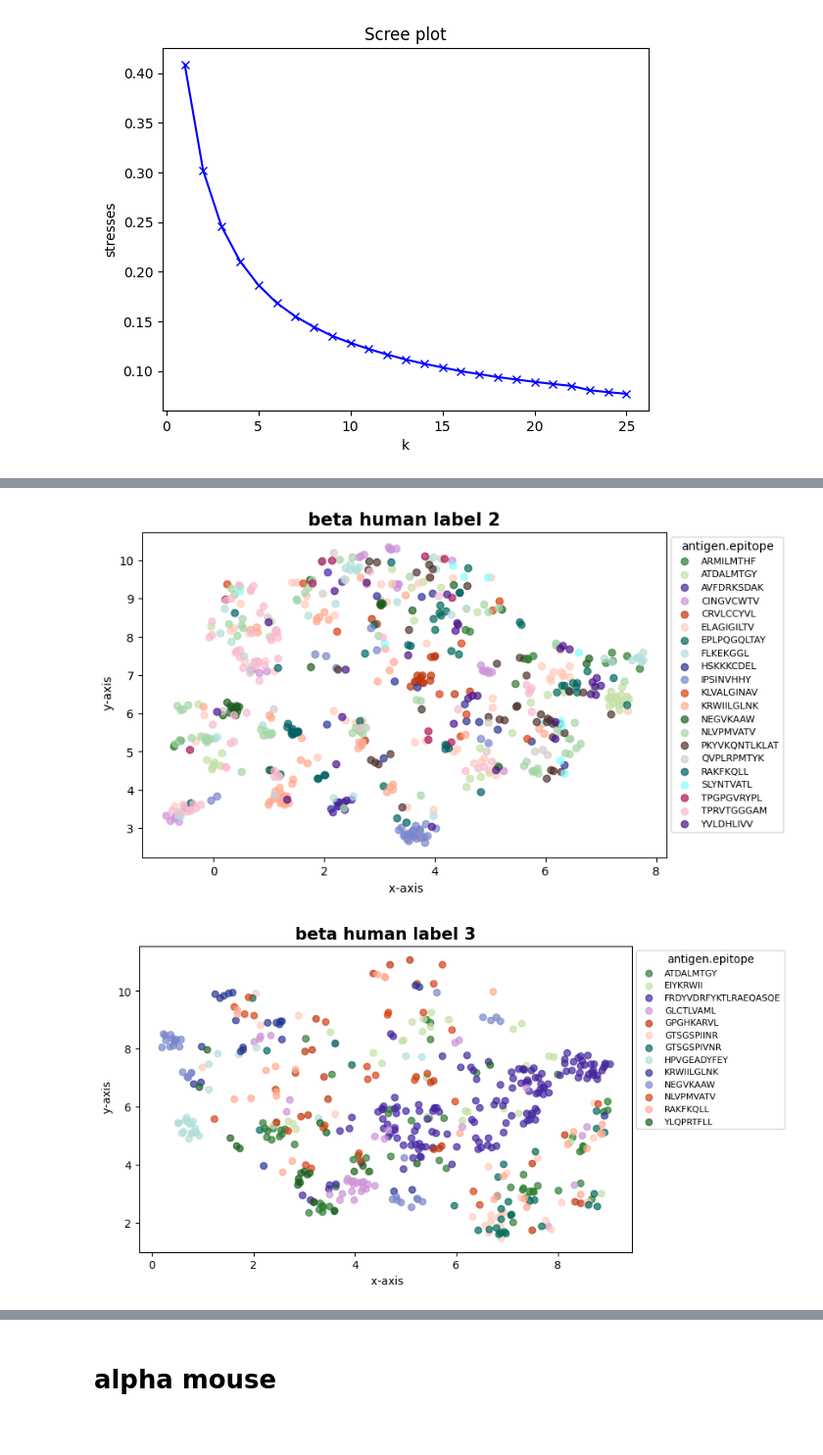
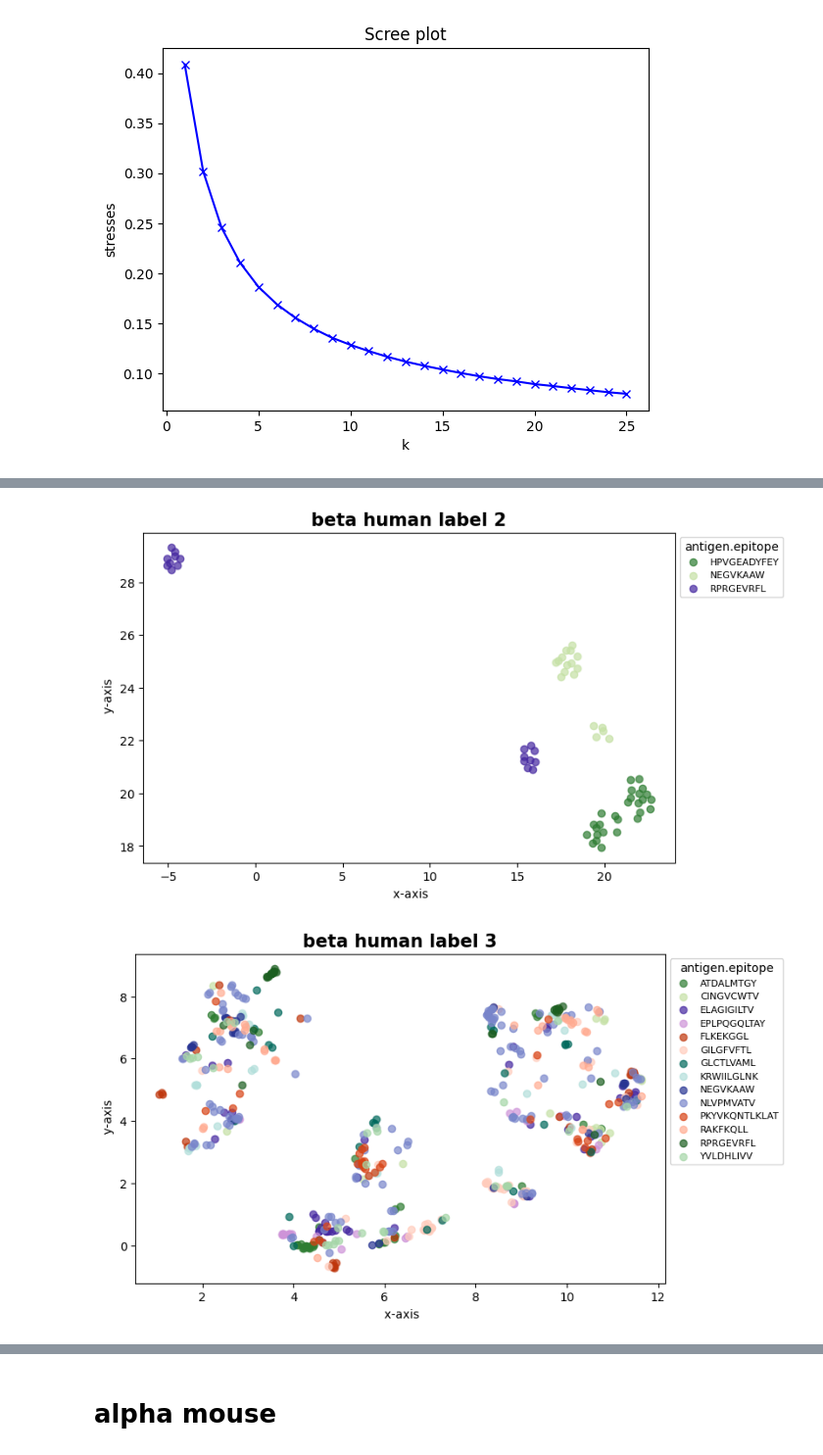
Before and after one commit to UoB-DSMP-2023-24/dsmp-2024-group02, a Jupyter notebook: Clustering.ipynb, the cells around one changed output, grey strips where cells are left out. Shown at 98% size. Cells and saved outputs as stored; diff of their text form; code cells hidden in the pictures.

Commit message:
Add files via upload
little modification of the data selection

```diff
--- a/Clustering.ipynb
+++ b/Clustering.ipynb
@@ -31,7 +33,7 @@ data_alpha_mouse = data_alpha_mouse.rename(columns = {'gene':'gene_a',
                                            'v.segm':'v_a_gene',
                                            'j.segm':'j_a_gene'})
 # beta human
-data_beta_human_sampled = score[(score['gene'] == 'TRB') & (score['species'] == 'HomoSapiens')& (score['complex.id'] == 0)]
+data_beta_human_sampled = score[(score['gene'] == 'TRB') & (score['species'] == 'HomoSapiens')]
 data_beta_human_sampled = data_beta_human_sampled.rename(columns = {'gene':'gene_b',
                                            'cdr3':'cdr3_b_aa',
                                            'v.segm':'v_b_gene',
@@ -577,7 +579,7 @@ bool = np.isin(beta_human_cluster_results[:, -1], label)
 cluster_0_coordinate = beta_human_cluster_results[bool][:, 0:-1]
 clone_df_0 = beta_human_clone_df[beta_human_clone_df['label'] == label]
 
-reducer_umap = umap.UMAP(n_neighbors=60, min_dist=0.25, random_state=42)
+reducer_umap = umap.UMAP(n_neighbors=20, min_dist=0.25, random_state=42)
 embedding0 = reducer_umap.fit_transform(cluster_0_coordinate)
 
 
@@ -629,7 +631,7 @@ bool = np.isin(beta_human_cluster_results[:, -1], label)
 cluster_1_coordinate = beta_human_cluster_results[bool][:, 0:-1]
 clone_df_1 = beta_human_clone_df[beta_human_clone_df['label'] == label]
 
-reducer_umap = umap.UMAP(n_neighbors=50, min_dist=0.25, random_state=42)
+reducer_umap = umap.UMAP(n_neighbors=50, min_dist=0.1, random_state=42)
 embedding1 = reducer_umap.fit_transform(cluster_1_coordinate)
 
 
@@ -724,14 +726,14 @@ plt.legend(title='antigen.epitope', bbox_to_anchor=(1, 1), loc='upper left', fon
 plt.savefig('beta_2')
 plt.show()
 # %% [output]
-[figure, old version]
+[figure, new version]
 # %%
 label = 3
 bool = np.isin(beta_human_cluster_results[:, -1], label)
 cluster_3_coordinate = beta_human_cluster_results[bool][:, 0:-1]
 clone_df_3 = beta_human_clone_df[beta_human_clone_df['label'] == label]
 
-reducer_umap = umap.UMAP(n_neighbors=200, min_dist=0.5, random_state=42)
+reducer_umap = umap.UMAP(n_neighbors=50, min_dist=0.1, random_state=42)
 embedding3 = reducer_umap.fit_transform(cluster_3_coordinate)
 
 
@@ -748,34 +750,34 @@ filtered_clone_df_3 = clone_df_3[mask]
 filtered_embedding3 = embedding3[mask]
 
 color_list = [
     "#2E7D32", "#C5E1A5", "#4527A0", "#CE93D8", "#BF360C",
     "#FFCCBC", "#00695C", "#B2DFDB", "#283593", "#7986CB",
     "#D84315", "#FFAB91", "#1B5E20", "#A5D6A7", "#4E342E",
     "#D7CCC8", "#006064", "#84FFFF", "#AD1457", "#F8BBD0",
     "#4A148C", "#EA80FC", "#1A237E", "#8C9EFF", "#880E4F",
     "#FF80AB", "#37474F"
 ]
 
 unique_antigen_species = np.unique(filtered_clone_df_3['antigen.epitope'])
 colors = color_list[:len(unique_antigen_species)]
 color_map = dict(zip(unique_antigen_species, colors))
 
 plt.figure(figsize=(8, 5))
 
 for antigen_species, color in color_map.items():
     true_indices = (filtered_clone_df_3['antigen.epitope'] == antigen_species)
     plt.scatter(filtered_embedding3[true_indices, 0], filtered_embedding3[true_indices, 1], color=color, label=antigen_species,
                 alpha=0.7)
 
 
 plt.title('beta human label 3', fontweight='bold', fontsize=15)
 plt.xlabel(' x-axis')
 plt.ylabel(' y-axis')
 plt.legend(title='antigen.epitope', bbox_to_anchor=(1, 1), loc='upper left', fontsize=8)
 plt.savefig('beta_3')
 plt.show()
 # %% [output]
-[figure, old version]
+[figure, new version]
 # %%
 label = 4
 bool = np.isin(beta_human_cluster_results[:, -1], label)
```
Also changed, not shown: parts of 7 cells of this notebook, 1 other file.
